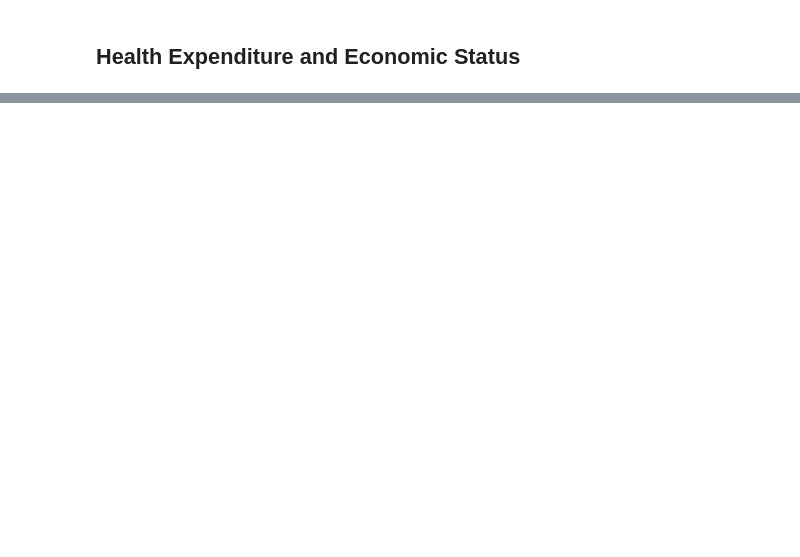
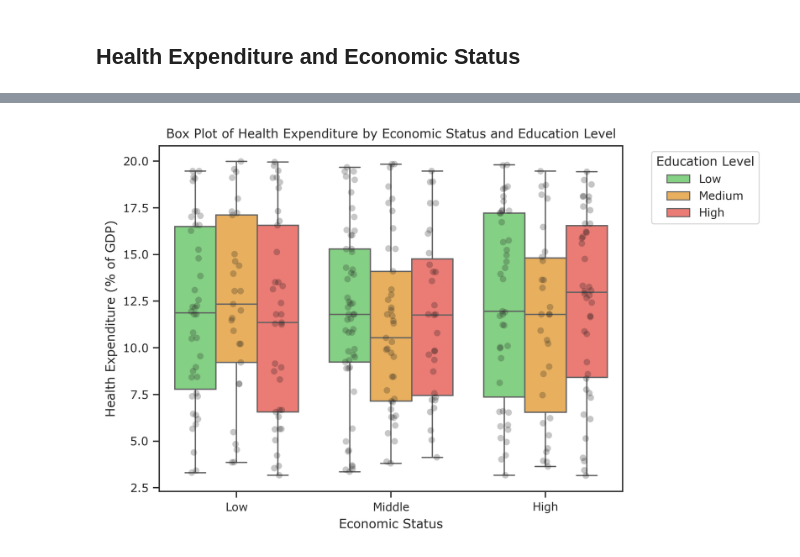
Before and after one commit to laralove143/stat112-final, a Jupyter notebook: src/lara.ipynb, the cells around one changed output, grey strips where cells are left out. Cells and saved outputs as stored; diff of their text form; code cells hidden in the pictures; blank space fills up the shorter version.

```diff
--- a/src/lara.ipynb
+++ b/src/lara.ipynb
@@ -22,0 +38,40 @@ df = pd.read_csv("../dataset/clean.csv")
+# %%
+plt.title("Box Plot of Health Expenditure by Economic Status and Education Level")
+plt.xlabel("Economic Status")
+plt.ylabel("Health Expenditure (% of GDP)")
+
+sns.boxplot(
+    x="economic_status",
+    y="health_expenditure_gdp",
+    hue="education_level",
+    data=df,
+    order=["Low", "Middle", "High"],
+    hue_order=["Low", "Medium", "High"],
+)
+
+sns.stripplot(
+    x="economic_status",
+    y="health_expenditure_gdp",
+    hue="education_level",
+    data=df,
+    order=["Low", "Middle", "High"],
+    hue_order=["Low", "Medium", "High"],
+    dodge=True,
+    jitter=True,
+    marker="o",
+    alpha=0.25,
+    palette="dark:k",
+)
+
+handles, labels = plt.gca().get_legend_handles_labels()
+plt.legend(
+    handles[:3],
+    labels[:3],
+    title="Education Level",
+    bbox_to_anchor=(1.05, 1),
+    loc="upper left",
+)
+
+plt.show()
+# %% [output]
+[figure, added]
```
Also changed, not shown: parts of 15 cells of this notebook.
